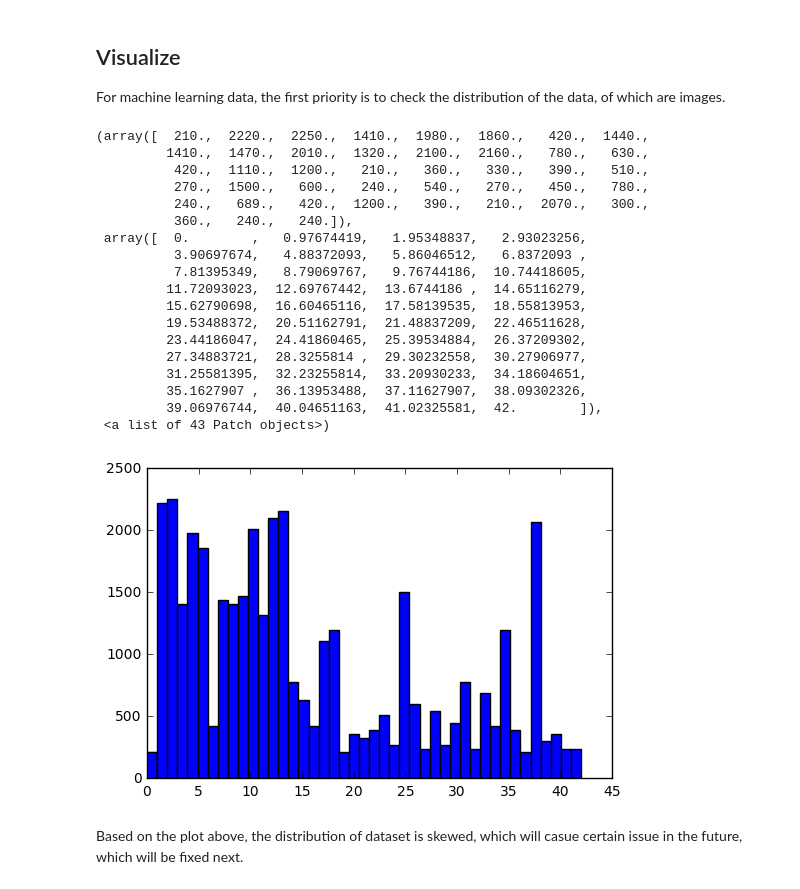
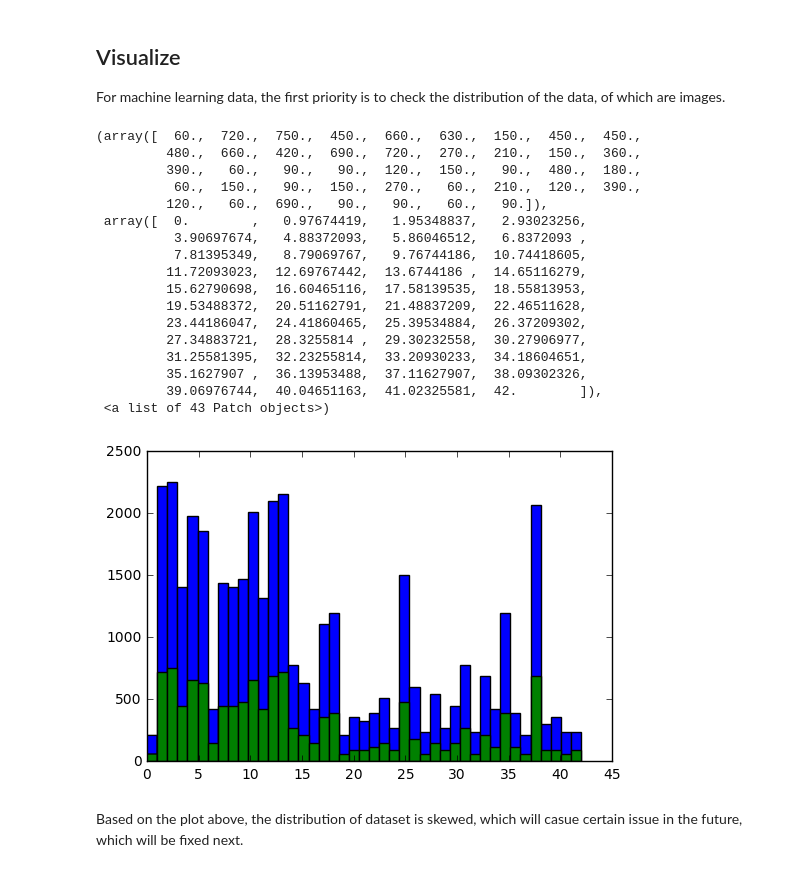
Before and after one commit to nickli0/Udacity_SDC, a Jupyter notebook: Projects/P02_Traffic-Signs/Traffic_Sign_Classifier.ipynb, the cells around one changed output. Cells and saved outputs as stored; diff of their text form; code cells hidden in the pictures.

```diff
--- a/Projects/P02_Traffic-Signs/Traffic_Sign_Classifier.ipynb
+++ b/Projects/P02_Traffic-Signs/Traffic_Sign_Classifier.ipynb
@@ -79,32 +79,32 @@ For machine learning data, the first priority is to check the distribution of th
 # %%
 ### Data exploration visualization goes here.
 ### Feel free to use as many code cells as needed.
 import matplotlib.pyplot as plt
 # Visualizations will be shown in the notebook.
 %matplotlib inline
 
 # form histgram based on the input data
 plt.hist(y_train, bins = n_classes)
+plt.hist(y_test, bins = n_classes)
 # %% [output]
-(array([  210.,  2220.,  2250.,  1410.,  1980.,  1860.,   420.,  1440.,
-         1410.,  1470.,  2010.,  1320.,  2100.,  2160.,   780.,   630.,
-          420.,  1110.,  1200.,   210.,   360.,   330.,   390.,   510.,
-          270.,  1500.,   600.,   240.,   540.,   270.,   450.,   780.,
-          240.,   689.,   420.,  1200.,   390.,   210.,  2070.,   300.,
-          360.,   240.,   240.]),
+(array([  60.,  720.,  750.,  450.,  660.,  630.,  150.,  450.,  450.,
+         480.,  660.,  420.,  690.,  720.,  270.,  210.,  150.,  360.,
+         390.,   60.,   90.,   90.,  120.,  150.,   90.,  480.,  180.,
+          60.,  150.,   90.,  150.,  270.,   60.,  210.,  120.,  390.,
+         120.,   60.,  690.,   90.,   90.,   60.,   90.]),
  array([  0.        ,   0.97674419,   1.95348837,   2.93023256,
           3.90697674,   4.88372093,   5.86046512,   6.8372093 ,
           7.81395349,   8.79069767,   9.76744186,  10.74418605,
          11.72093023,  12.69767442,  13.6744186 ,  14.65116279,
          15.62790698,  16.60465116,  17.58139535,  18.55813953,
          19.53488372,  20.51162791,  21.48837209,  22.46511628,
          23.44186047,  24.41860465,  25.39534884,  26.37209302,
          27.34883721,  28.3255814 ,  29.30232558,  30.27906977,
          31.25581395,  32.23255814,  33.20930233,  34.18604651,
          35.1627907 ,  36.13953488,  37.11627907,  38.09302326,
          39.06976744,  40.04651163,  41.02325581,  42.        ]),
  <a list of 43 Patch objects>)
-[figure, old version]
+[figure, new version]
 # %% [markdown]
 Based on the plot above, the distribution of dataset is skewed, which will casue certain issue in the future, which will be fixed next.
 # %% [markdown]
```
Also changed, not shown: parts of 8 cells of this notebook, 1 other file.
